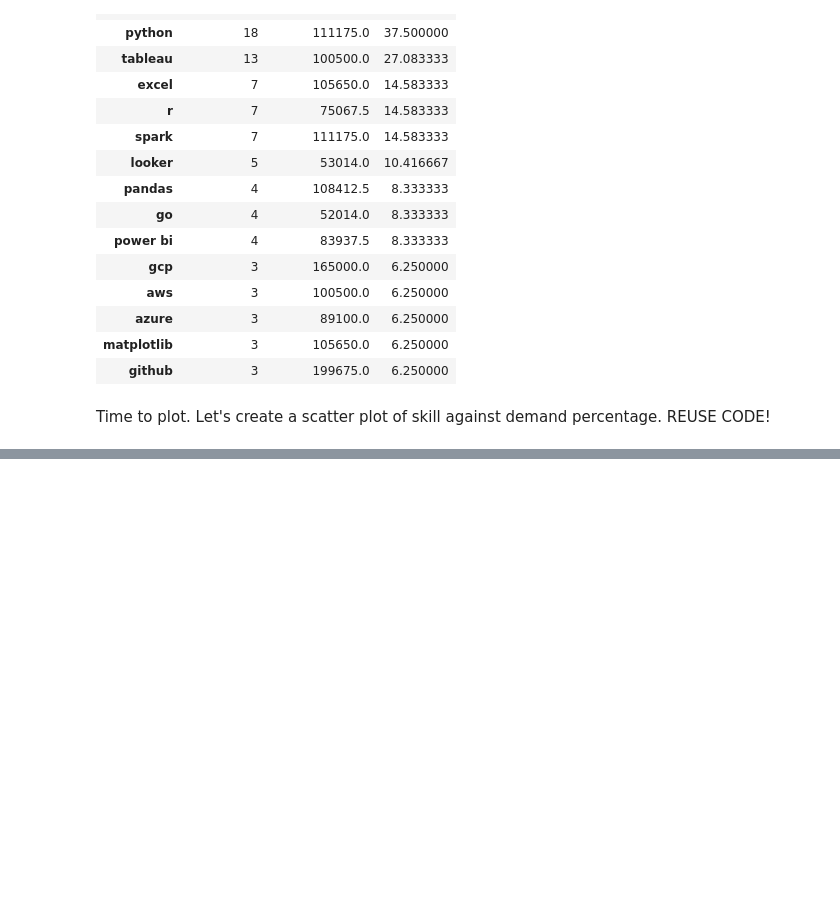
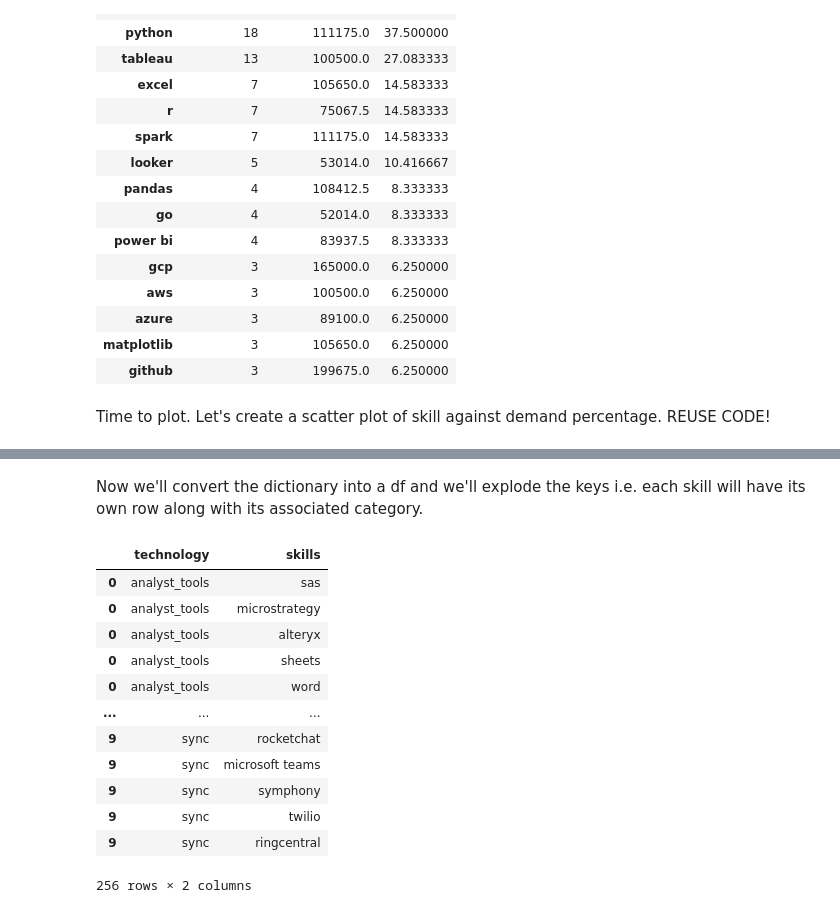
Before and after one commit to Mercedes1798/Python_Data_Analysis_Project, a Jupyter notebook: Course_Project.ipynb, the cells around one changed output, grey strips where cells are left out. Cells and saved outputs as stored; diff of their text form; code cells hidden in the pictures; blank space fills up the shorter version.

```diff
--- a/Course_Project.ipynb
+++ b/Course_Project.ipynb
@@ -579,0 +666,22 @@ plt.show()
+# %% [markdown]
+Now we'll convert the dictionary into a df and we'll explode the keys i.e. each skill will have its own row along with its associated category.
+# %%
+df_technology = pd.DataFrame(list(technology_dict.items()), columns=['technology', 'skills'])
+
+df_technology = df_technology.explode('skills')
+
+df_technology
+# %% [output]
+|  | technology | skills |
+| 0 | analyst_tools | sas |
+| 0 | analyst_tools | microstrategy |
+| 0 | analyst_tools | alteryx |
+| 0 | analyst_tools | sheets |
+| 0 | analyst_tools | word |
+| ... | ... | ... |
+| 9 | sync | rocketchat |
+| 9 | sync | microsoft teams |
+| 9 | sync | symphony |
+| 9 | sync | twilio |
+| 9 | sync | ringcentral |
+256 rows × 2 columns
```
Also changed, not shown: parts of 19 cells of this notebook.
